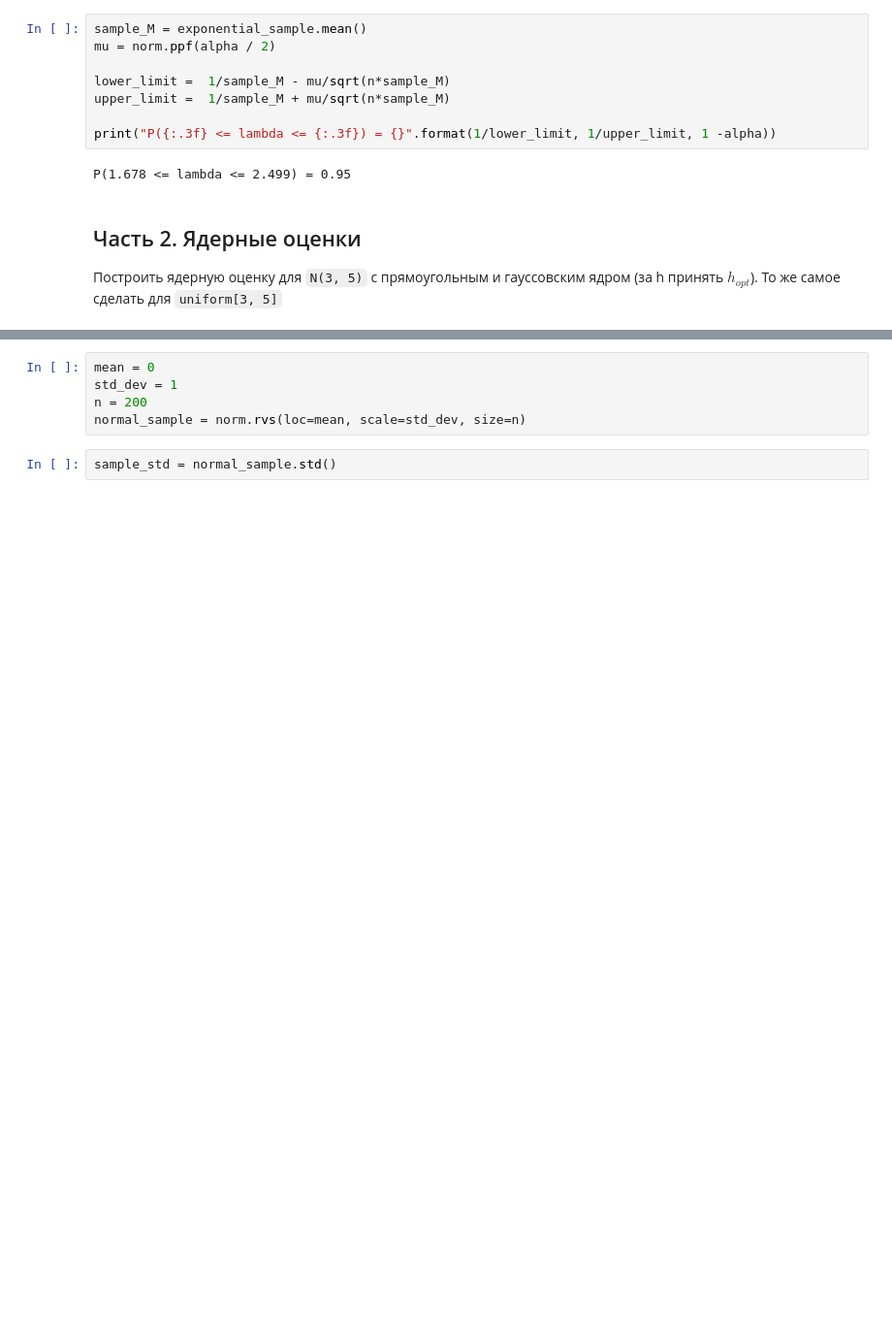
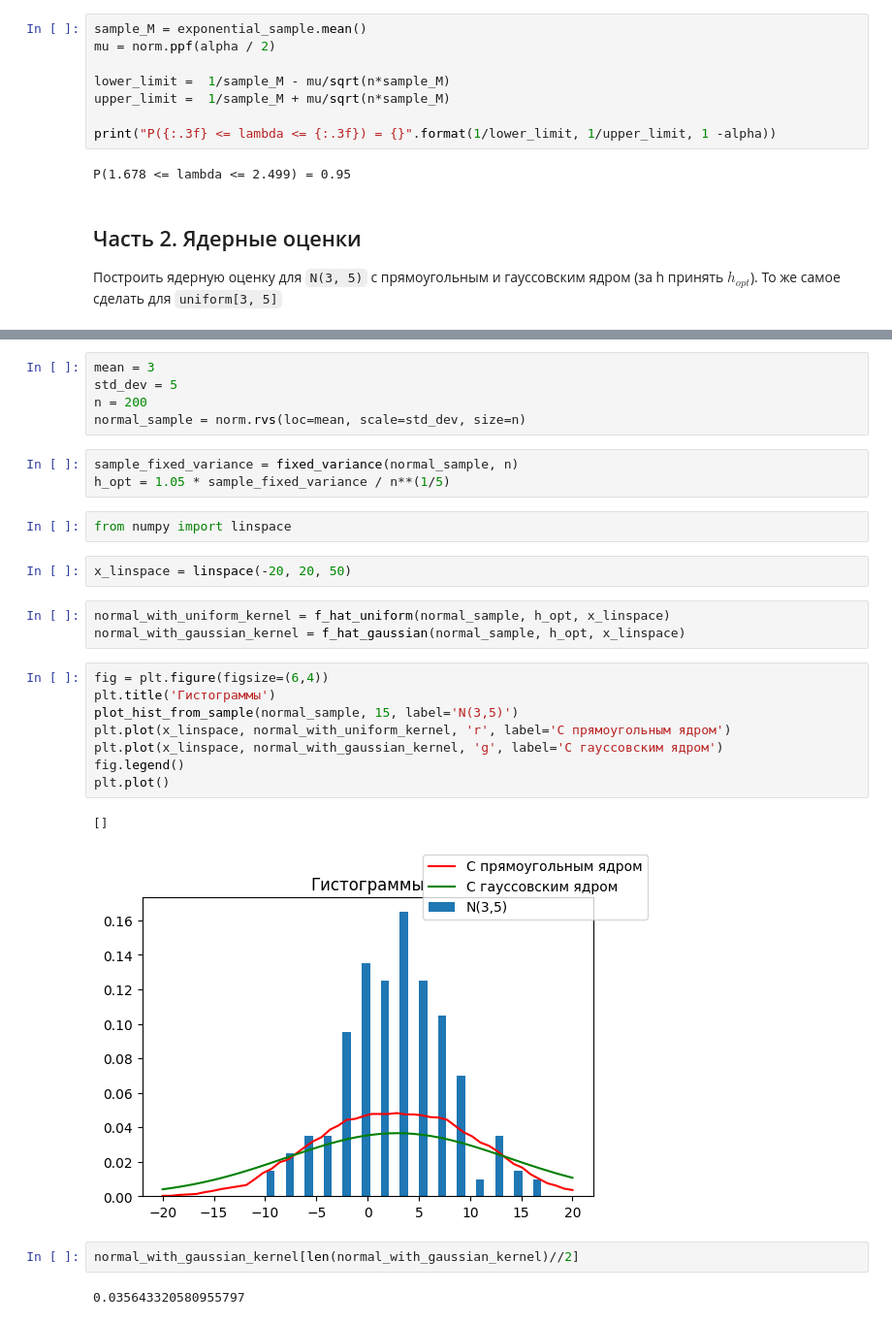
Before and after one commit to arprspb/polytech-matstat-labs, a Jupyter notebook: lab2/main.ipynb, the cells around one changed output, grey strips where cells are left out. Shown: that part at 97% size. Cells and saved outputs as stored; diff of their text form; blank space fills up the shorter version.

Commit message:
graphics done

```diff
--- a/lab2/main.ipynb
+++ b/lab2/main.ipynb
@@ -151,7 +187,30 @@ P(1.678 <= lambda <= 2.499) = 0.95
 # %%
-mean = 0
-std_dev = 1
+mean = 3
+std_dev = 5
 n = 200
 normal_sample = norm.rvs(loc=mean, scale=std_dev, size=n)
-# %%
-sample_std = normal_sample.std()
+# %%
+sample_fixed_variance = fixed_variance(normal_sample, n)
+h_opt = 1.05 * sample_fixed_variance / n**(1/5)
+# %%
+from numpy import linspace
+# %%
+x_linspace = linspace(-20, 20, 50)
+# %%
+normal_with_uniform_kernel = f_hat_uniform(normal_sample, h_opt, x_linspace)
+normal_with_gaussian_kernel = f_hat_gaussian(normal_sample, h_opt, x_linspace)
+# %%
+fig = plt.figure(figsize=(6,4))
+plt.title('Гистограммы')
+plot_hist_from_sample(normal_sample, 15, label='N(3,5)')
+plt.plot(x_linspace, normal_with_uniform_kernel, 'r', label='С прямоугольным ядром')
+plt.plot(x_linspace, normal_with_gaussian_kernel, 'g', label='С гауссовским ядром')
+fig.legend()
+plt.plot()
+# %% [output]
+[]
+[figure, added]
+# %%
+normal_with_gaussian_kernel[len(normal_with_gaussian_kernel)//2]
+# %% [output]
+0.035643320580955797
```
Also changed, not shown: parts of 21 cells of this notebook.
